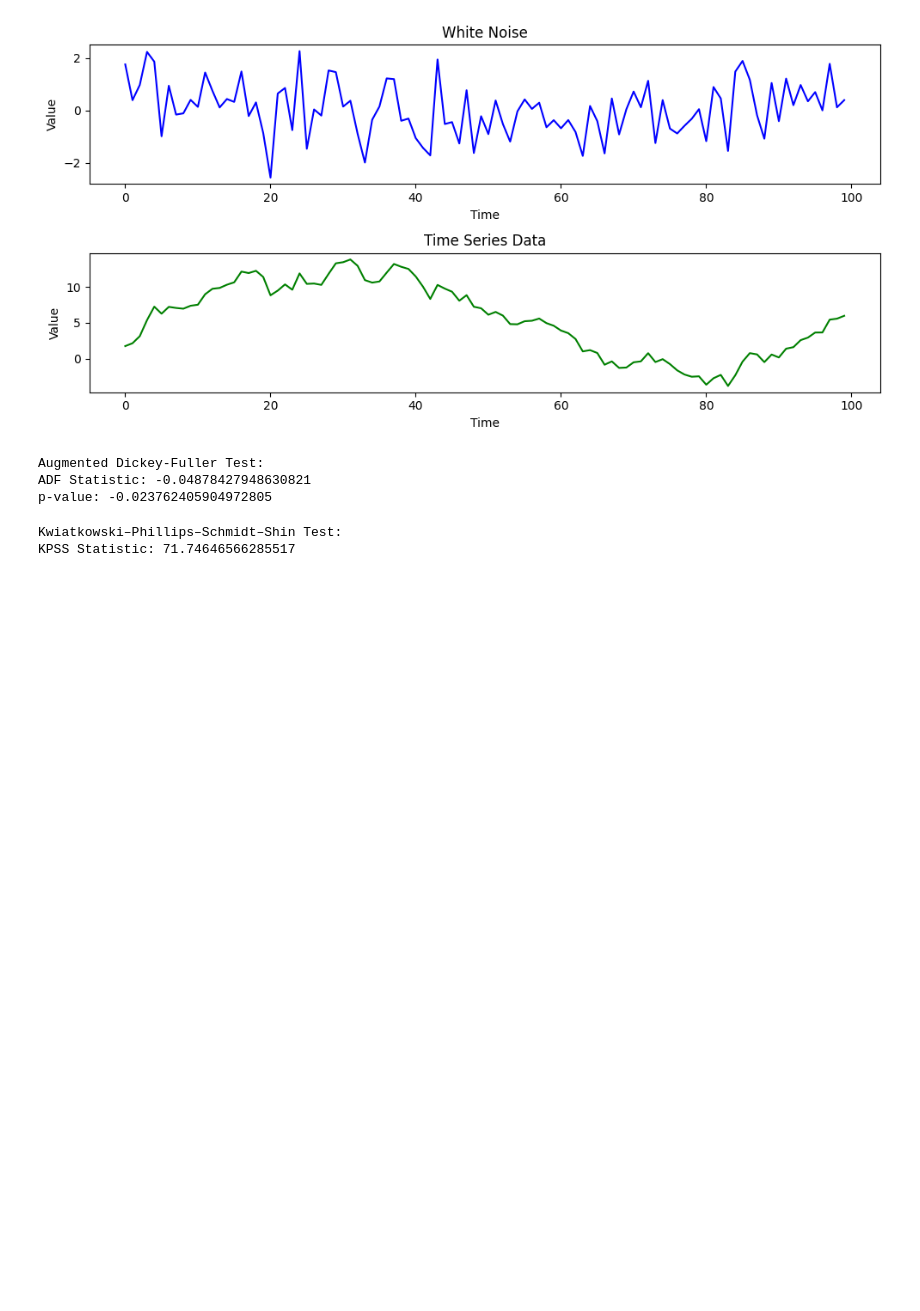
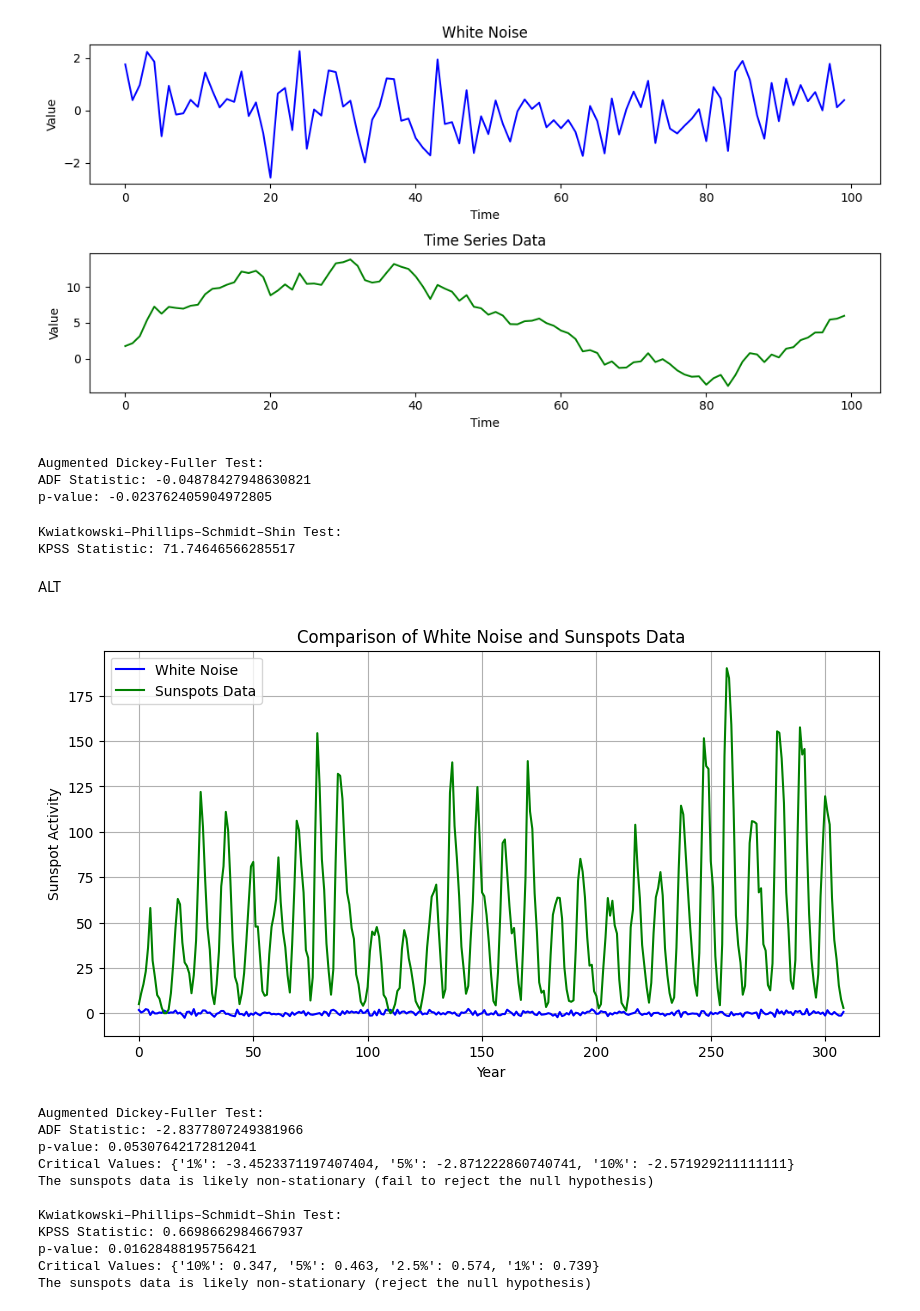
Before and after one commit to KAUSHAL0391/TFM, a Jupyter notebook: 24APR.ipynb, the cells around one changed output. Drawn from its saved outputs; the diff is of its cells as text; code cells hidden in the pictures; blank space fills up the shorter version.

```diff
--- a/24APR.ipynb
+++ b/24APR.ipynb
@@ -67,3 +67,58 @@ print('KPSS Statistic:', kpss_statistic)
 # %% [output]
 Kwiatkowski–Phillips–Schmidt–Shin Test:
 KPSS Statistic: 71.74646566285517
+# %% [markdown]
+ALT
+# %%
+import numpy as np
+import matplotlib.pyplot as plt
+import statsmodels.api as sm
+from statsmodels.tsa.stattools import adfuller, kpss
+
+np.random.seed(0)
+white_noise = np.random.normal(size=309)
+
+sunspots_data = sm.datasets.sunspots.load_pandas().data['SUNACTIVITY']
+
+plt.figure(figsize=(10, 5))
+plt.plot(white_noise, color='blue', label='White Noise')
+plt.plot(sunspots_data, color='green', label='Sunspots Data')
+plt.title('Comparison of White Noise and Sunspots Data')
+plt.xlabel('Year')
+plt.ylabel('Sunspot Activity')
+plt.legend()
+plt.grid(True)
+plt.show()
+
+adf_result = adfuller(sunspots_data)
+print('Augmented Dickey-Fuller Test:')
+print('ADF Statistic:', adf_result[0])
+print('p-value:', adf_result[1])
+print('Critical Values:', adf_result[4])
+if adf_result[1] < 0.05:
+    print('The sunspots data is likely stationary (reject the null hypothesis)')
+else:
+    print('The sunspots data is likely non-stationary (fail to reject the null hypothesis)')
+
+kpss_result = kpss(sunspots_data)
+print('\nKwiatkowski–Phillips–Schmidt–Shin Test:')
+print('KPSS Statistic:', kpss_result[0])
+print('p-value:', kpss_result[1])
+print('Critical Values:', kpss_result[3])
+if kpss_result[1] > 0.05:
+    print('The sunspots data is likely stationary (fail to reject the null hypothesis)')
+else:
+    print('The sunspots data is likely non-stationary (reject the null hypothesis)')
+# %% [output]
+[figure, added]
+Augmented Dickey-Fuller Test:
+ADF Statistic: -2.8377807249381966
+p-value: 0.05307642172812041
+Critical Values: {'1%': -3.4523371197407404, '5%': -2.871222860740741, '10%': -2.571929211111111}
+The sunspots data is likely non-stationary (fail to reject the null hypothesis)
+
+Kwiatkowski–Phillips–Schmidt–Shin Test:
+KPSS Statistic: 0.6698662984667937
+p-value: 0.01628488195756421
+Critical Values: {'10%': 0.347, '5%': 0.463, '2.5%': 0.574, '1%': 0.739}
+The sunspots data is likely non-stationary (reject the null hypothesis)
```
